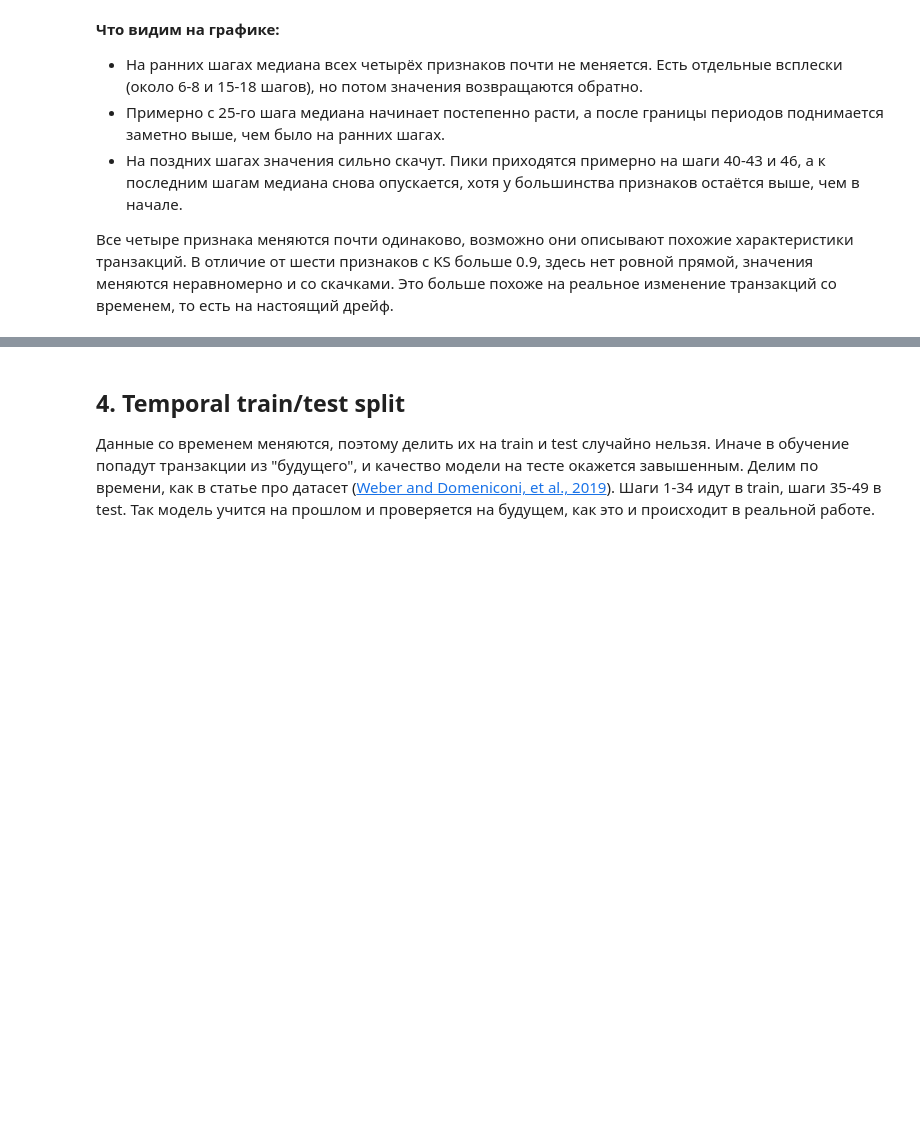
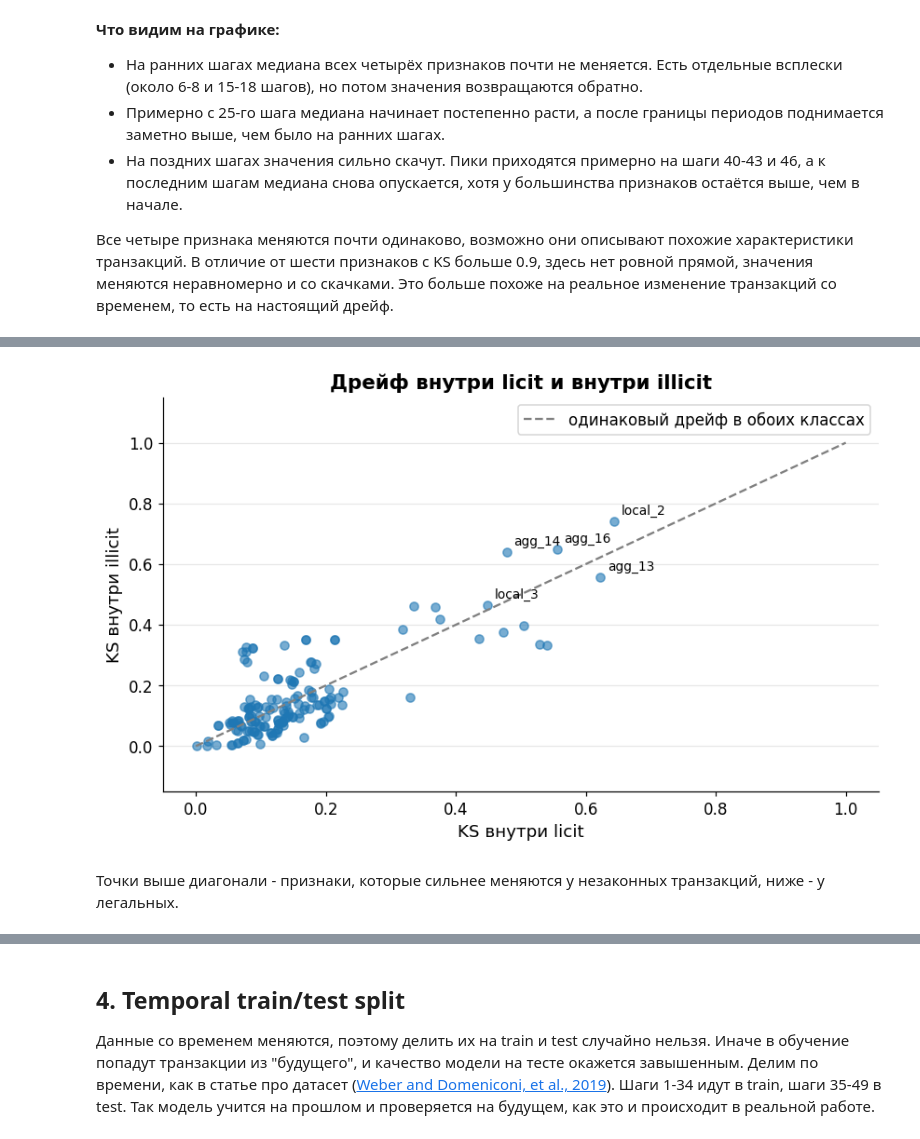
Before and after one commit to sinusxd/bitcoin-aml-detection, a Jupyter notebook: notebooks/02_eda_target_time.ipynb, the cells around one changed output, grey strips where cells are left out. Saved outputs shown, nothing was run; the diff lists cells and outputs as text; code cells hidden in the pictures; blank space fills up the shorter version.

```diff
--- a/notebooks/02_eda_target_time.ipynb
+++ b/notebooks/02_eda_target_time.ipynb
@@ -603,0 +683,10 @@ plt.show()
+# %%
+features_no_time = [f for f in FEATURES if f not in strange]
+
+early_licit = early[early["label"] == "licit"]
+late_licit = late[late["label"] == "licit"]
+early_illicit = early[early["label"] == "illicit"]
+late_illicit = late[late["label"] == "illicit"]
+
+print(f"licit: ранних {len(early_licit)}, поздних {len(late_licit)}")
+print(f"illicit: ранних {len(early_illicit)}, поздних {len(late_illicit)}")
@@ -603,0 +696,16 @@ plt.show()
+# %%
+class_drift = []
+
+for feature in features_no_time:
+    class_drift.append({
+        "feature": feature,
+        "KS licit": ks_2samp(early_licit[feature], late_licit[feature]).statistic,
+        "KS illicit": ks_2samp(early_illicit[feature], late_illicit[feature]).statistic,
+    })
+
+class_drift = pd.DataFrame(class_drift)
+
+# добавляем общий KS из таблицы drift, чтобы сравнить
+class_drift = class_drift.merge(drift, on="feature").rename(columns={"KS": "KS общий"})
+
+class_drift.sort_values("KS illicit", ascending=False).head(15).round(3)
@@ -603,0 +756,17 @@ plt.show()
+# %%
+plt.scatter(class_drift["KS licit"], class_drift["KS illicit"], alpha=0.6)
+plt.plot([0, 1], [0, 1], linestyle="--", color="gray", label="одинаковый дрейф в обоих классах")
+
+for _, row in class_drift.sort_values("KS illicit", ascending=False).head(5).iterrows():
+    plt.annotate(row["feature"], (row["KS licit"], row["KS illicit"]),
+                 textcoords="offset points", xytext=(5, 5), fontsize=9)
+
+plt.title("Дрейф внутри licit и внутри illicit")
+plt.xlabel("KS внутри licit")
+plt.ylabel("KS внутри illicit")
+plt.legend()
+plt.show()
+# %% [output]
+[figure, added]
+# %% [markdown]
+Точки выше диагонали - признаки, которые сильнее меняются у незаконных транзакций, ниже - у легальных.
```
Also changed, not shown: parts of 21 cells of this notebook.
